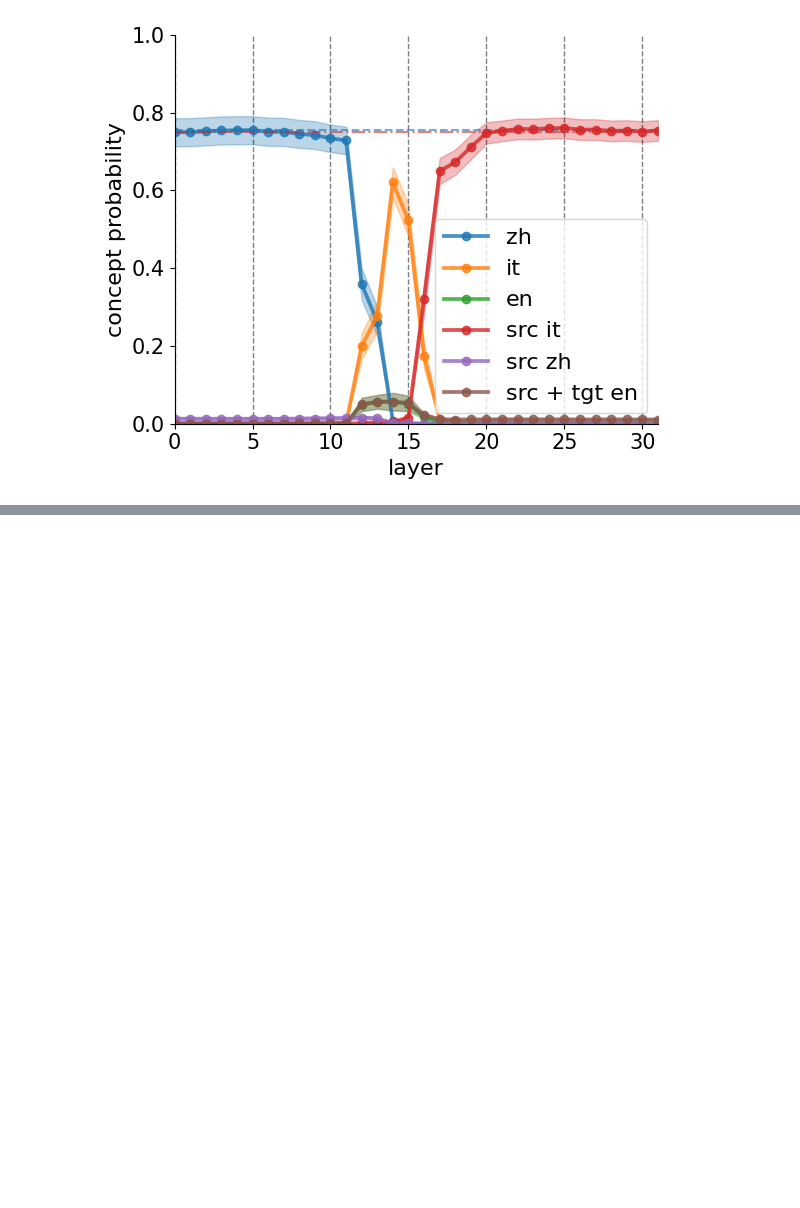
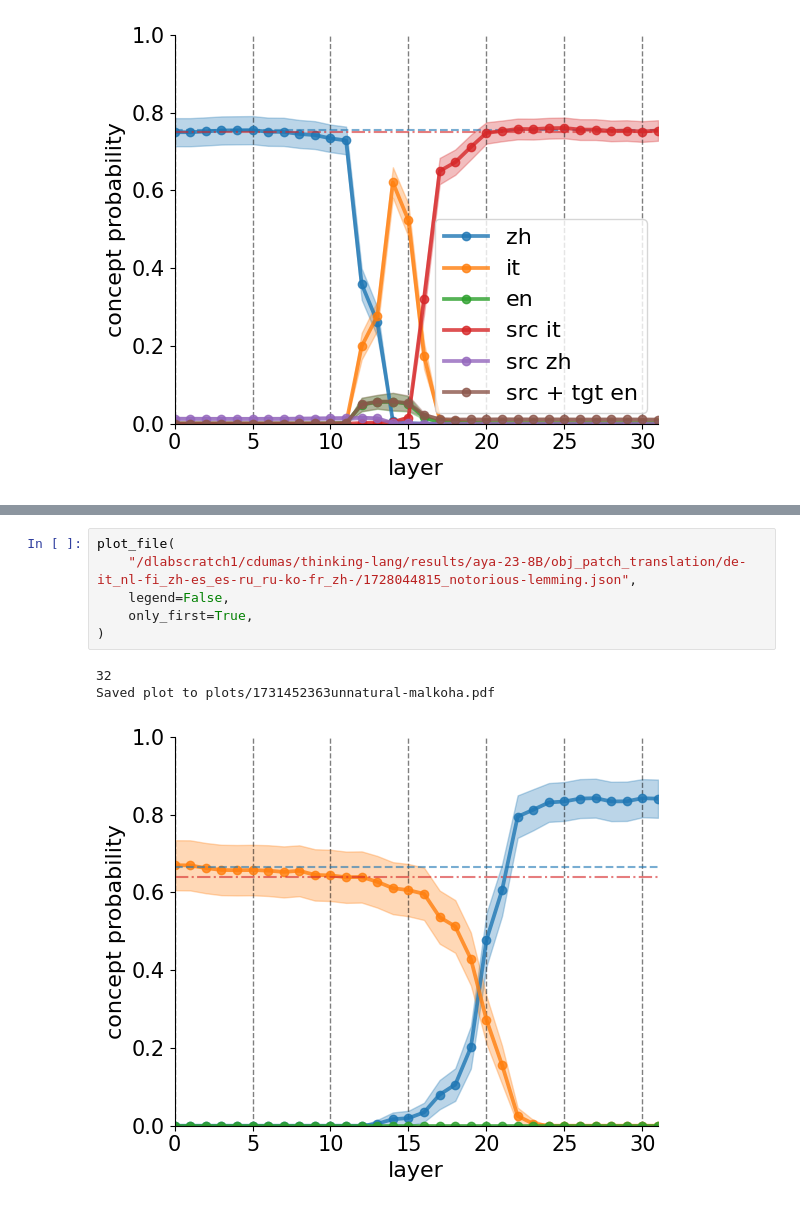
Before and after one commit to Butanium/llm-lang-agnostic, a Jupyter notebook: plot_file.ipynb, the cells around one changed output, grey strips where cells are left out. Drawn from its saved outputs; the diff is of its cells as text; blank space fills up the shorter version.

```diff
--- a/plot_file.ipynb
+++ b/plot_file.ipynb
@@ -132,0 +136,10 @@ Saved plot to plots/1723231358elite-donkey.pdf
+# %%
+plot_file(
+    "/dlabscratch1/cdumas/thinking-lang/results/aya-23-8B/obj_patch_translation/de-it_nl-fi_zh-es_es-ru_ru-ko-fr_zh-/1728044815_notorious-lemming.json",
+    legend=False,
+    only_first=True,
+)
+# %% [output]
+32
+Saved plot to plots/1731452363unnatural-malkoha.pdf
+[figure, added]
```
Also changed, not shown: parts of 4 cells of this notebook, 7 other files.
